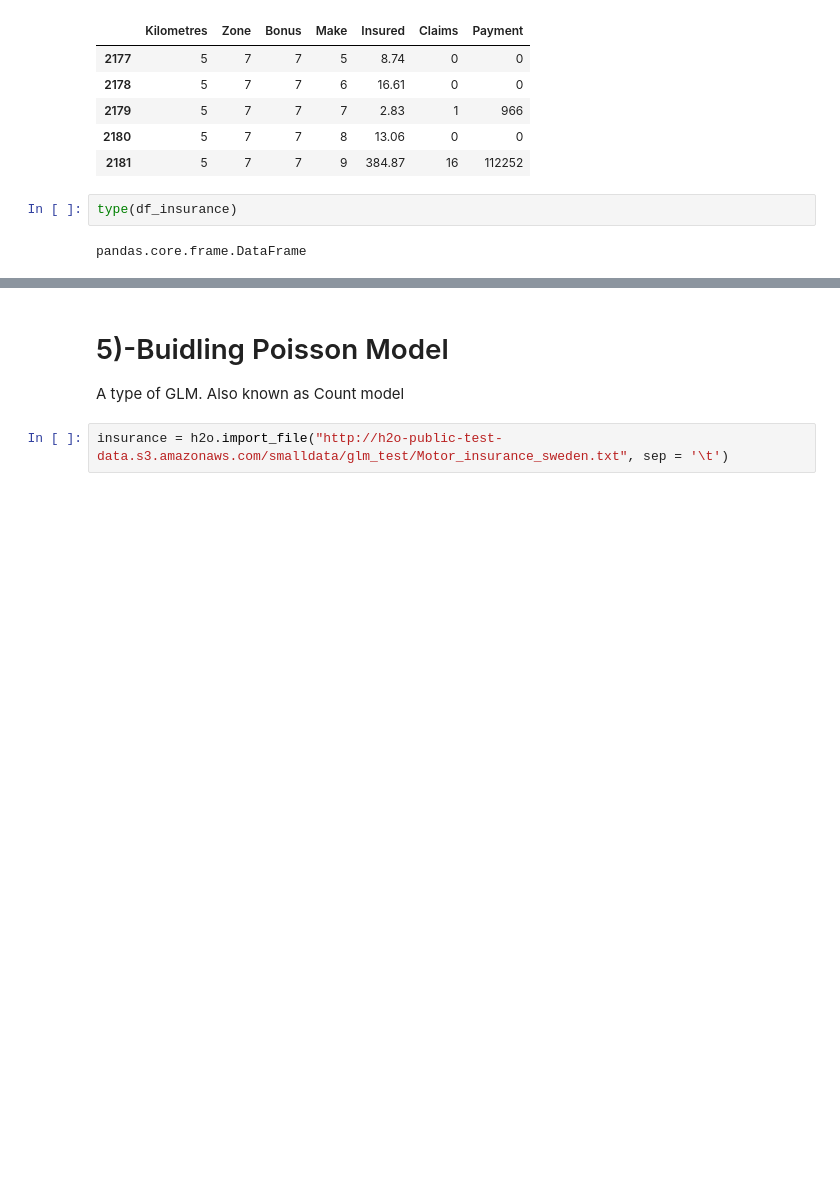
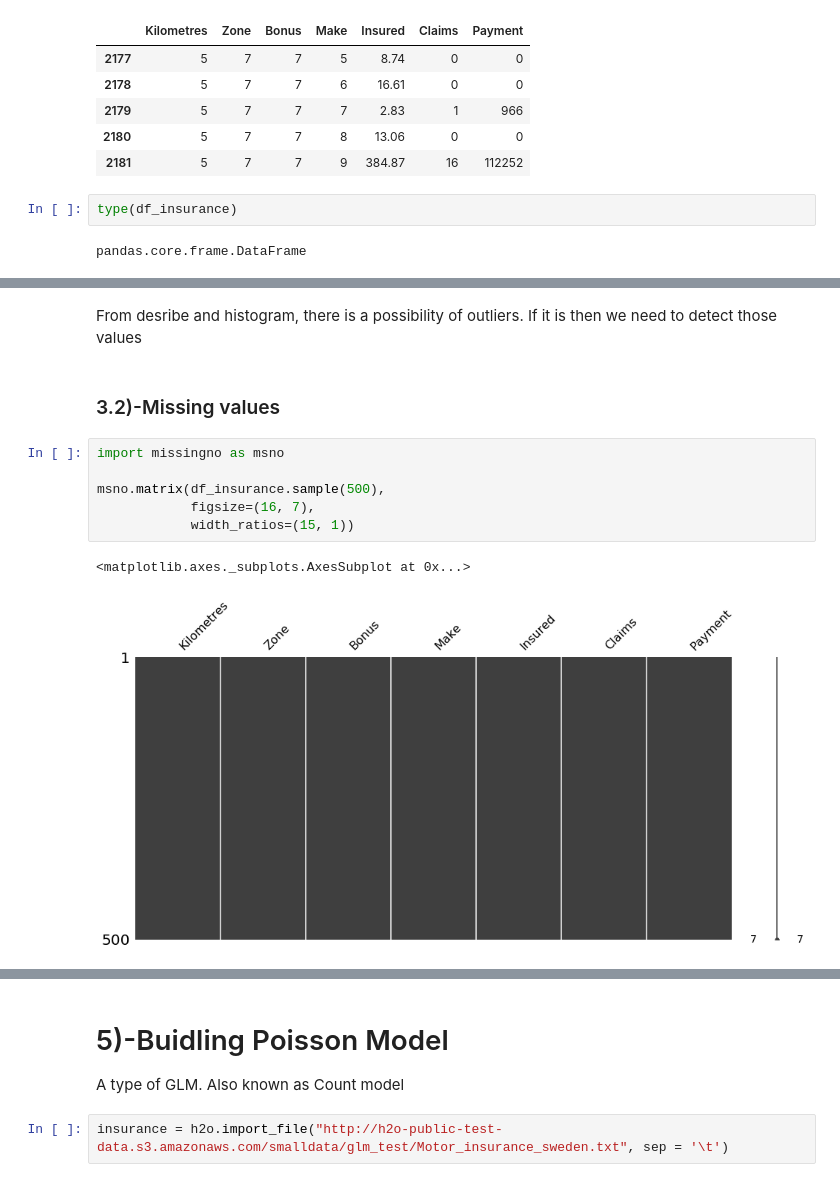
Before and after one commit to HassanSherwani/Kaggle_Challenges, a Jupyter notebook: Swedish_Motor _Insurance/Kaggle-car_insurance.ipynb, the cells around one changed output, grey strips where cells are left out. Cells and saved outputs as stored; diff of their text form; blank space fills up the shorter version.

```diff
--- a/Swedish_Motor _Insurance/Kaggle-car_insurance.ipynb
+++ b/Swedish_Motor _Insurance/Kaggle-car_insurance.ipynb
@@ -81,0 +126,13 @@ pandas.core.frame.DataFrame
+# %% [markdown]
+From desribe and histogram, there is a possibility of outliers. If it is then we need to detect those values
+# %% [markdown]
+### 3.2)-Missing values
+# %%
+import missingno as msno
+
+msno.matrix(df_insurance.sample(500),
+            figsize=(16, 7),
+            width_ratios=(15, 1))
+# %% [output]
+<matplotlib.axes._subplots.AxesSubplot at 0x...>
+[figure, added]
```
Also changed, not shown: parts of 72 cells of this notebook.
